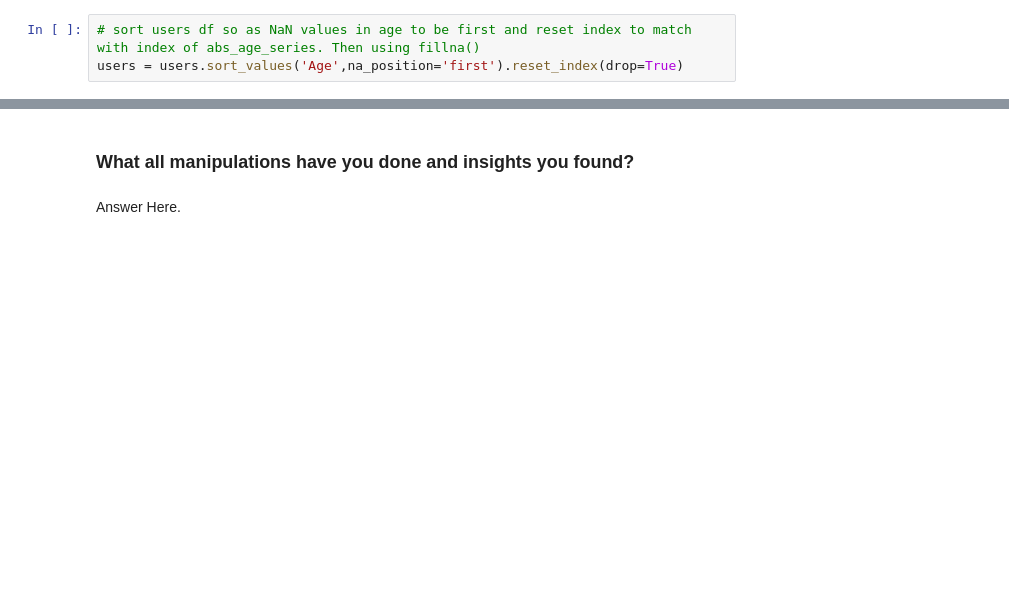
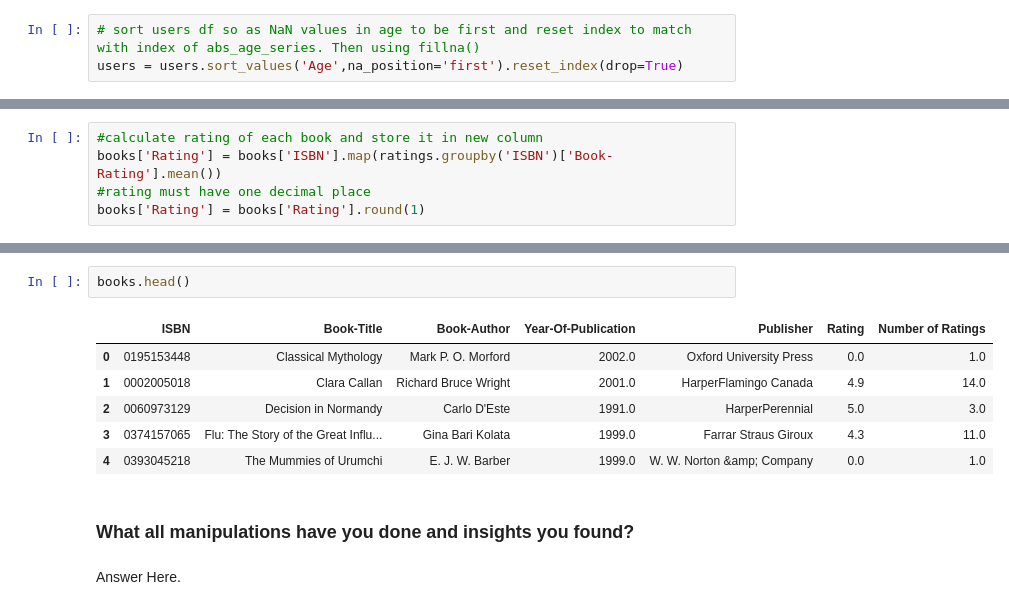
Before and after one commit to pra-sh-ant/Book-Recommendation-System, a Jupyter notebook: BOOK_RECOMMENDER_SYSTEM.ipynb, the cells around one changed output, grey strips where cells are left out. Saved outputs shown, nothing was run; the diff lists cells and outputs as text; blank space fills up the shorter version.

```diff
--- a/BOOK_RECOMMENDER_SYSTEM.ipynb
+++ b/BOOK_RECOMMENDER_SYSTEM.ipynb
@@ -409,0 +619,5 @@ df.head(3)
+# %%
+#calculate rating of each book and store it in new column
+books['Rating'] = books['ISBN'].map(ratings.groupby('ISBN')['Book-Rating'].mean())
+#rating must have one decimal place
+books['Rating'] = books['Rating'].round(1)
@@ -410,3 +651,12 @@ df.head(3)
+# %%
+books.head()
+# %% [output]
+|  | ISBN | Book-Title | Book-Author | Year-Of-Publication | Publisher | Rating | Number of Ratings |
+| 0 | 0195153448 | Classical Mythology | Mark P. O. Morford | 2002.0 | Oxford University Press | 0.0 | 1.0 |
+| 1 | 0002005018 | Clara Callan | Richard Bruce Wright | 2001.0 | HarperFlamingo Canada | 4.9 | 14.0 |
+| 2 | 0060973129 | Decision in Normandy | Carlo D'Este | 1991.0 | HarperPerennial | 5.0 | 3.0 |
+| 3 | 0374157065 | Flu: The Story of the Great Influ... | Gina Bari Kolata | 1999.0 | Farrar Straus Giroux | 4.3 | 11.0 |
+| 4 | 0393045218 | The Mummies of Urumchi | E. J. W. Barber | 1999.0 | W. W. Norton &amp; Company | 0.0 | 1.0 |
 # %% [markdown]
 ### What all manipulations have you done and insights you found?
 # %% [markdown]
```
Also changed, not shown: parts of 66 cells of this notebook.
